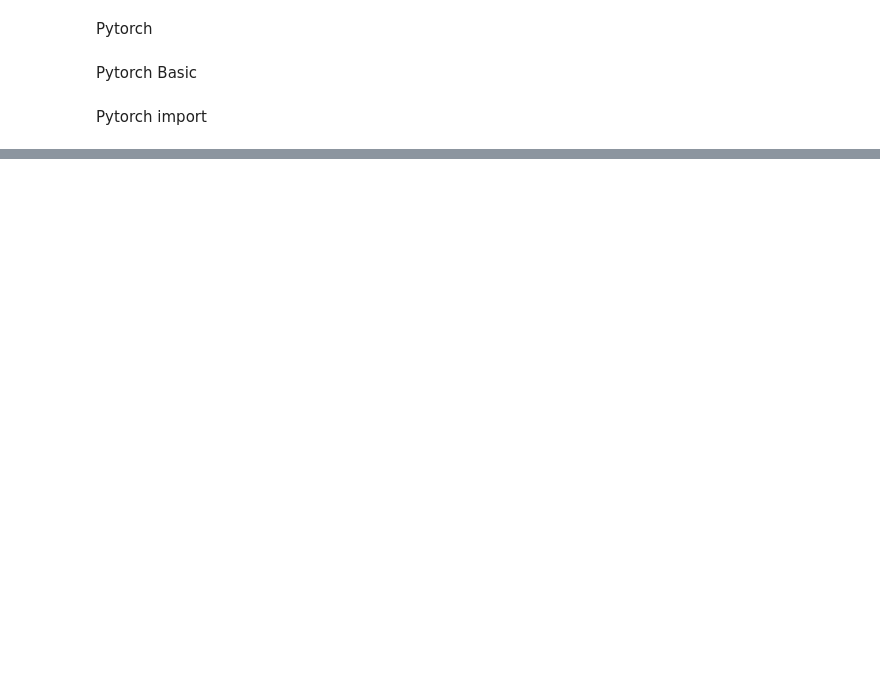
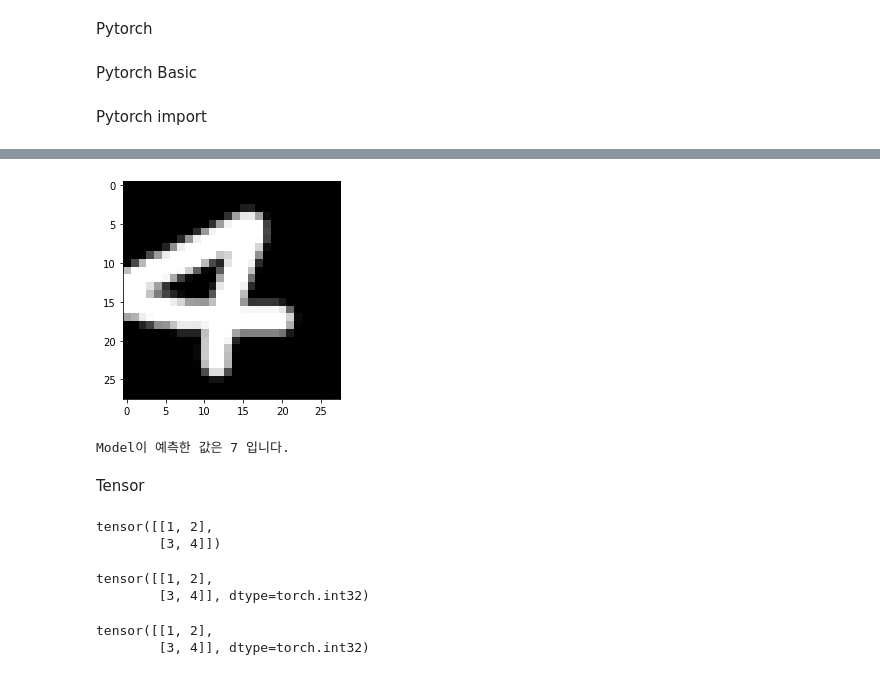
Before and after one commit to Glowcloudy/Python, a Jupyter notebook: ML/basic/pythorch.ipynb, the cells around one changed output, grey strips where cells are left out. Drawn from its saved outputs; the diff is of its cells as text; code cells hidden in the pictures; blank space fills up the shorter version.

```diff
--- a/ML/basic/pythorch.ipynb
+++ b/ML/basic/pythorch.ipynb
@@ -6,0 +187,60 @@ Pytorch import
+# %%
+# image file의 경로 설정
+cur_dir = os.getcwd()
+img_path = os.path.join(cur_dir, 'image.png')
+
+# image file 읽기
+cur_img = Image.open(img_path)
+
+# 28x28로 resize
+cur_img = cur_img.resize((28, 28))
+image = np.asarray(cur_img)
+
+# color image일 경우 RGB 평균값으로 gray scale로 변경
+try:
+  image = np.mean(image, axis=2)
+except:
+  pass
+
+# upload한 image는 흰 배경에 검은 글씨로 되어 있으므로, MNIST data와 같이 검은 배경에 흰 글씨로 변경
+image = np.abs(255-image)
+
+# MNIST와 동일하게 data preprocessing(255로 나눠줌)
+image = image.astype(np.float32)/255
+
+# 화면에 출력하여 확인
+plt.imshow(image, cmap='gray')
+plt.show()
+# %% [output]
+[figure, added]
+# %%
+image = torch.as_tensor(image).to(device).reshape(1, 1, 28, 28)
+model.eval()
+predict = model(image)
+print("Model이 예측한 값은 {} 입니다.".format(predict.argmax(1).item()))
+# %% [output]
+Model이 예측한 값은 7 입니다.
+# %% [markdown]
+Tensor
+# %%
+# list로 부터 직접 tensor 생성하기
+data = [[1, 2], [3, 4]]
+x_data = torch.tensor(data)
+print(x_data)
+# %% [output]
+tensor([[1, 2],
+        [3, 4]])
+# %%
+# numpy array로 부터 tensor 생성하기
+np_array = np.array(data)
+x_np_1 = torch.tensor(np_array)
+print(x_np_1)
+# %% [output]
+tensor([[1, 2],
+        [3, 4]], dtype=torch.int32)
+# %%
+x_np_2 = torch.as_tensor(np_array)
+print(x_np_2)
+# %% [output]
+tensor([[1, 2],
+        [3, 4]], dtype=torch.int32)
```
Also changed, not shown: parts of 93 cells of this notebook, 20 other files.
